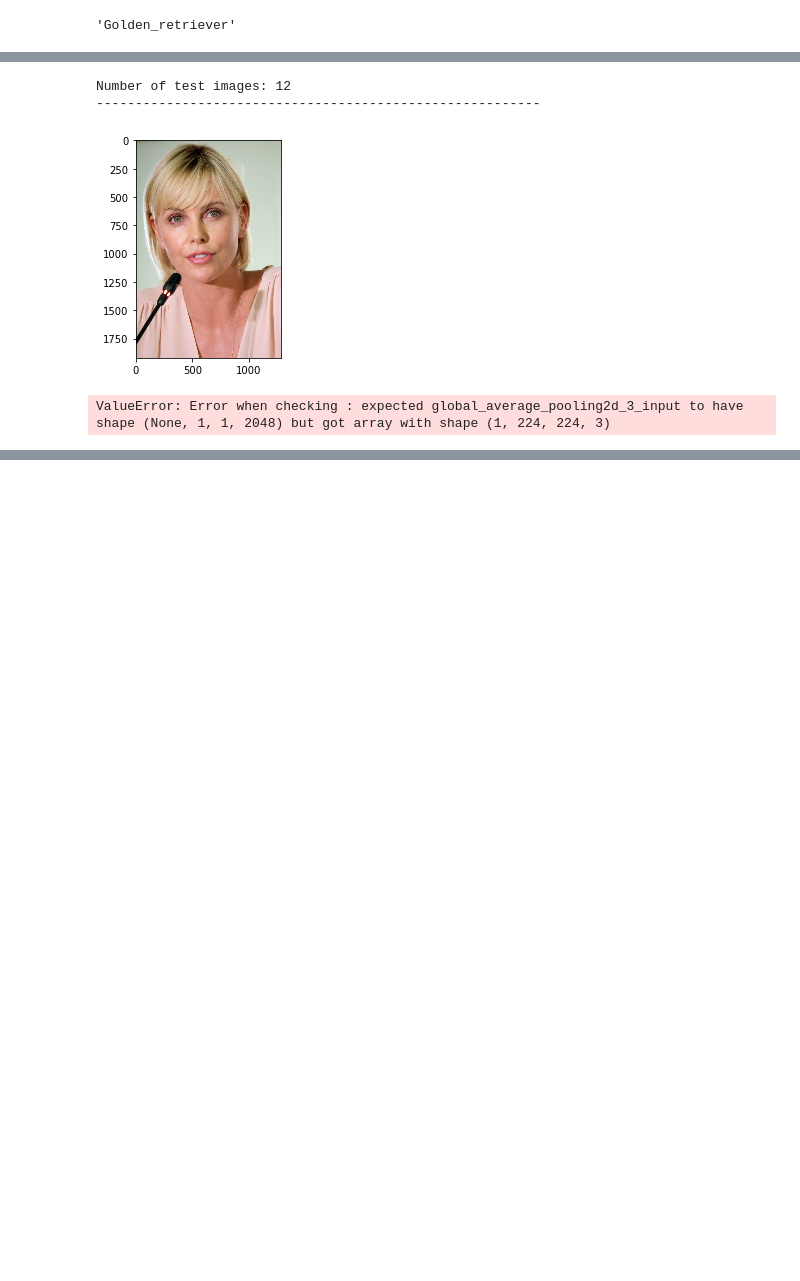
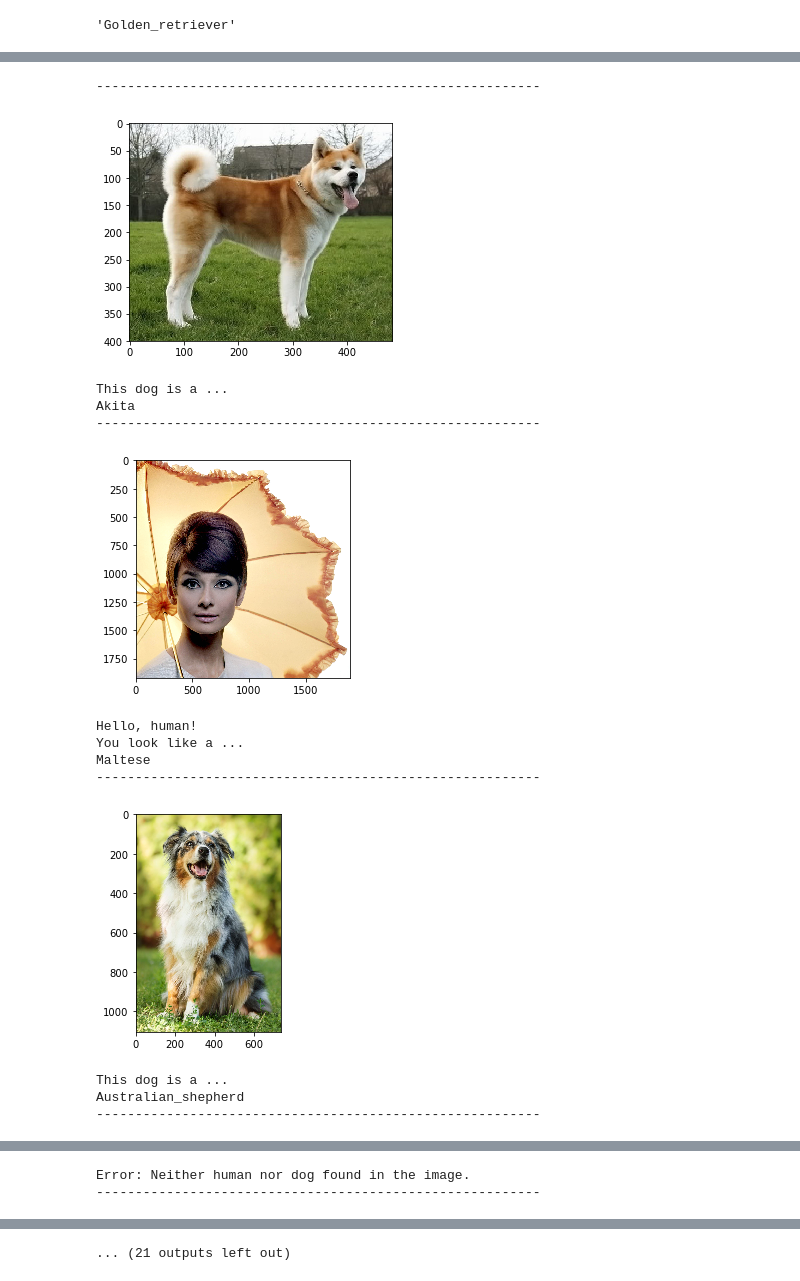
Before and after one commit to amitkayal/dog_breed_detector, a Jupyter notebook: dog_app.ipynb, the cells around one changed output, grey strips where cells are left out. Saved outputs shown, nothing was run; the diff lists cells and outputs as text; code cells hidden in the pictures; blank space fills up the shorter version.

Commit message:
algorithm working, updated test images

```diff
--- a/dog_app.ipynb
+++ b/dog_app.ipynb
@@ -626,7 +626,7 @@ _________________________________________________________________
 ### (IMPLEMENTATION) Compile the Model
 # %%
 ### TODO: Compile the model.
-ResNet50_model.compile(loss='categorical_crossentropy', optimizer='rmsprop', metrics=['accuracy'])
+Resnet50_model.compile(loss='categorical_crossentropy', optimizer='rmsprop', metrics=['accuracy'])
 # %% [markdown]
 ### (IMPLEMENTATION) Train the Model
 
@@ -635,11 +635,11 @@ Train your model in the code cell below.  Use model checkpointing to save the mo
 You are welcome to [augment the training data](https://blog.keras.io/building-powerful-image-classification-models-using-very-little-data.html), but this is not a requirement.
 # %%
 ### TODO: Train the model.
-checkpointer = ModelCheckpoint(filepath='saved_models/weights.best.ResNet50.hdf5',
+checkpointer = ModelCheckpoint(filepath='saved_models/weights.best.Resnet50.hdf5',
                                verbose=1, save_best_only=True)
 
-ResNet50_model.fit(train_ResNet50, train_targets,
-          validation_data=(valid_ResNet50, valid_targets),
+Resnet50_model.fit(train_Resnet50, train_targets,
+          validation_data=(valid_Resnet50, valid_targets),
           epochs=10, batch_size=20, callbacks=[checkpointer], verbose=2)
 # %% [output]
 Train on 6680 samples, validate on 835 samples
@@ -664,7 +664,7 @@ Epoch 00009: val_loss did not improve
 ### (IMPLEMENTATION) Load the Model with the Best Validation Loss
 # %%
 ### TODO: Load the model weights with the best validation loss.
-ResNet50_model.load_weights('saved_models/weights.best.ResNet50.hdf5')
+Resnet50_model.load_weights('saved_models/weights.best.ResNet50.hdf5')
 # %% [markdown]
 ### (IMPLEMENTATION) Test the Model
 
@@ -699,16 +699,16 @@ where `{network}`, in the above filename, should be one of `VGG19`, `Resnet50`,
 ### and returns the dog breed that is predicted by the model.
 from extract_bottleneck_features import *
 
-def ResNet50_predict_breed(img_path):
+def Resnet50_predict_breed(img_path):
     # extract bottleneck features
     bottleneck_feature = extract_Resnet50(path_to_tensor(img_path))
     # obtain predicted vector
-    predicted_vector = ResNet50_model.predict(bottleneck_feature)
+    predicted_vector = Resnet50_model.predict(bottleneck_feature)
     # return dog breed that is predicted by the model
     return dog_names[np.argmax(predicted_vector)]
 
 # test function
-ResNet50_predict_breed('golden-retriever.jpg')
+Resnet50_predict_breed('golden-retriever.jpg')
 # %% [output]
 'Golden_retriever'
 # %% [markdown]
@@ -789,25 +779,31 @@ __Answer:__
 # %%
-## TODO: Execute your algorithm from Step 6 on
-## at least 6 images on your computer.
-## Feel free to use as many code cells     needed.
-
 from os import listdir
 from os.path import isfile, join
-from scipy.misc import imread
 
-img_path = 'test_images/'
-images = [f for f in listdir(img_path) if isfile(join(img_path, f))]
-print("Number of test images: %d" % len(images))
+test_images = 'test_images/'
+imgs = [f for f in listdir(test_images) if isfile(join(test_images, f))]
 
 # guess the dog breed for each image in the dir
-for img in images:
+for img in imgs:
     print('---------------------------------------------------------')
-    test_image = img_path+img
+    test_image = test_images+img
     plt.imshow(imread(test_image))
     plt.show()
-    breed_finder(test_image)
+    detect_breed(test_image)
+
+   # input("Press [enter] to continue.")
 # %% [output]
-Number of test images: 12
 ---------------------------------------------------------
-[figure, old version]
+[figure, new version]
-ValueError: Error when checking : expected global_average_pooling2d_3_input to have shape (None, 1, 1, 2048) but got array with shape (1, 224, 224, 3)
+This dog is a ...
+Akita
+---------------------------------------------------------
+[figure, added]
+Hello, human!
+You look like a ...
+Maltese
+---------------------------------------------------------
+[figure, added]
+This dog is a ...
+Australian_shepherd
+---------------------------------------------------------
@@ -813,0 +811,2 @@ ValueError: Error when checking : expected global_average_pooling2d_3_input to h
+Error: Neither human nor dog found in the image.
+---------------------------------------------------------
@@ -813,0 +819 @@ ValueError: Error when checking : expected global_average_pooling2d_3_input to h
+... (21 outputs left out)
```
Also changed, not shown: parts of 14 cells of this notebook, 12 other files.
